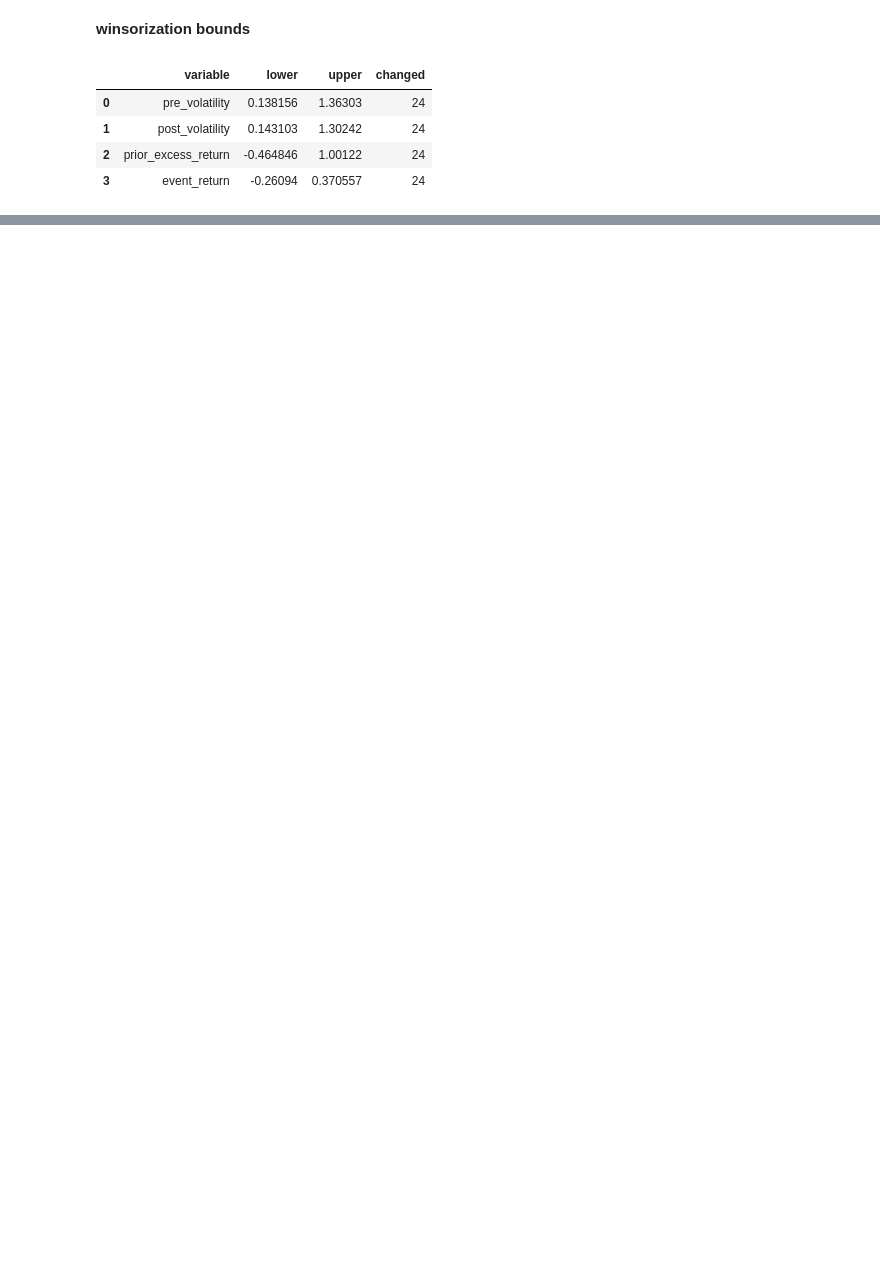
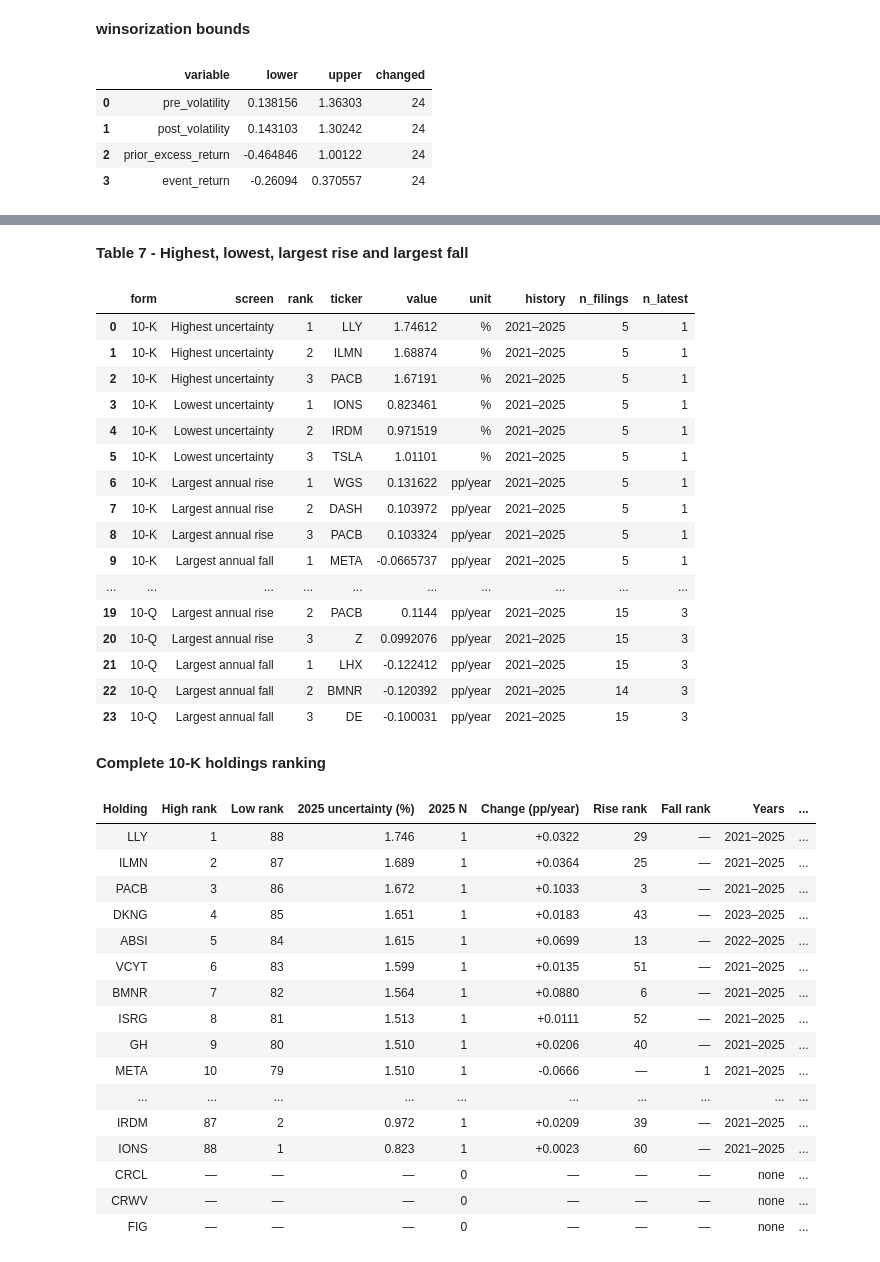
Before and after one commit to ph2606/FRE-GY-7871A-Assignment1, a Jupyter notebook: assignment1.ipynb, the cells around one changed output, grey strips where cells are left out. Saved outputs shown, nothing was run; the diff lists cells and outputs as text; code cells hidden in the pictures; blank space fills up the shorter version.

```diff
--- a/assignment1.ipynb
+++ b/assignment1.ipynb
@@ -481,0 +571,44 @@ if A:
+# %%
+from IPython.display import HTML
+from src.rankings import run_rankings
+display(Markdown("**Extraction and ranking coverage**"))
+display(risk_panel.groupby(['form', 'status']).agg(
+    Filings=('accession', 'size'), Original_words=('original_n_words', 'sum'),
+    Removed_words=('removed_n_words', 'sum'), Retained_words=('retained_n_words', 'sum')))
+display(Markdown('**Reviewed section boundaries**'))
+display(risk_panel[risk_panel.boundary_review.ne('')][['ticker','form','filing_date','accession',
+    'start_heading','end_heading','removed_n_words','retained_n_words','boundary_review','doc_url']])
+display(Markdown("**Table 7 - Highest, lowest, largest rise and largest fall**"))
+display(ranking_top)
+for form in ['10-K', '10-Q']:
+    display(Markdown('**Complete ' + form + ' holdings ranking**'))
+    group = holdings_ranks[holdings_ranks.form.eq(form)].copy()
+    group['Years'] = group.apply(lambda r: str(int(r.first_year))+'–'+str(int(r.last_year))
+                                if pd.notna(r.first_year) else 'none', axis=1)
+    columns = ['ticker', 'rank_highest', 'rank_lowest', 'uncertainty_pct', 'n_latest',
+               'slope_pp_year', 'rank_rise', 'rank_fall', 'Years', 'n_filings']
+    view = group[columns].rename(columns={'ticker':'Holding','rank_highest':'High rank',
+        'rank_lowest':'Low rank','uncertainty_pct':'2025 uncertainty (%)','n_latest':'2025 N',
+        'slope_pp_year':'Change (pp/year)','rank_rise':'Rise rank','rank_fall':'Fall rank',
+        'n_filings':'History N'})
+    integer = ['High rank','Low rank','2025 N','Rise rank','Fall rank','History N']
+    formatters = {c:lambda x: str(int(x)) for c in integer}
+    formatters.update({'2025 uncertainty (%)':lambda x:f'{x:.3f}',
+                       'Change (pp/year)':lambda x:f'{x:+.4f}'})
+    display(HTML(view.to_html(index=False, na_rep='—', formatters=formatters)))
+display(Markdown('**Unranked cases and reasons**'))
+display(holdings_ranks[holdings_ranks.level_status.ne('ranked') |
+                      holdings_ranks.trend_status.ne('ranked')][
+    ['ticker','form','n_latest','n_years','n_filings','n_unresolved','level_status','trend_status']])
+display(Markdown('**2025 source filings for the displayed leaders**'))
+leader_tickers = set(ranking_top.ticker)
+sources = risk_panel[risk_panel.ticker.isin(leader_tickers) &
+                     pd.to_datetime(risk_panel.filing_date).dt.year.eq(2025)][
+    ['ticker','form','filing_date','uncertainty_pct','original_uncertainty_pct',
+     'removed_n_words','retained_n_words','status','doc_url']]
+display(HTML(sources.to_html(index=False, render_links=True, na_rep='—', float_format=lambda x:f'{x:.4f}')))
+unresolved = risk_panel[risk_panel.status.eq('ambiguous')]
+if len(unresolved):
+    display(Markdown('**Unresolved section boundaries: excluded from ranking**'))
+    display(unresolved[['ticker','form','filing_date','accession','status']])
+# %% [output]
@@ -481,0 +625,36 @@ if A:
+**Table 7 - Highest, lowest, largest rise and largest fall**
+|  | form | screen | rank | ticker | value | unit | history | n_filings | n_latest |
+| 0 | 10-K | Highest uncertainty | 1 | LLY | 1.74612 | % | 2021–2025 | 5 | 1 |
+| 1 | 10-K | Highest uncertainty | 2 | ILMN | 1.68874 | % | 2021–2025 | 5 | 1 |
+| 2 | 10-K | Highest uncertainty | 3 | PACB | 1.67191 | % | 2021–2025 | 5 | 1 |
+| 3 | 10-K | Lowest uncertainty | 1 | IONS | 0.823461 | % | 2021–2025 | 5 | 1 |
+| 4 | 10-K | Lowest uncertainty | 2 | IRDM | 0.971519 | % | 2021–2025 | 5 | 1 |
+| 5 | 10-K | Lowest uncertainty | 3 | TSLA | 1.01101 | % | 2021–2025 | 5 | 1 |
+| 6 | 10-K | Largest annual rise | 1 | WGS | 0.131622 | pp/year | 2021–2025 | 5 | 1 |
+| 7 | 10-K | Largest annual rise | 2 | DASH | 0.103972 | pp/year | 2021–2025 | 5 | 1 |
+| 8 | 10-K | Largest annual rise | 3 | PACB | 0.103324 | pp/year | 2021–2025 | 5 | 1 |
+| 9 | 10-K | Largest annual fall | 1 | META | -0.0665737 | pp/year | 2021–2025 | 5 | 1 |
+| ... | ... | ... | ... | ... | ... | ... | ... | ... | ... |
+| 19 | 10-Q | Largest annual rise | 2 | PACB | 0.1144 | pp/year | 2021–2025 | 15 | 3 |
+| 20 | 10-Q | Largest annual rise | 3 | Z | 0.0992076 | pp/year | 2021–2025 | 15 | 3 |
+| 21 | 10-Q | Largest annual fall | 1 | LHX | -0.122412 | pp/year | 2021–2025 | 15 | 3 |
+| 22 | 10-Q | Largest annual fall | 2 | BMNR | -0.120392 | pp/year | 2021–2025 | 14 | 3 |
+| 23 | 10-Q | Largest annual fall | 3 | DE | -0.100031 | pp/year | 2021–2025 | 15 | 3 |
+**Complete 10-K holdings ranking**
+| Holding | High rank | Low rank | 2025 uncertainty (%) | 2025 N | Change (pp/year) | Rise rank | Fall rank | Years | ... |
+| LLY | 1 | 88 | 1.746 | 1 | +0.0322 | 29 | — | 2021–2025 | ... |
+| ILMN | 2 | 87 | 1.689 | 1 | +0.0364 | 25 | — | 2021–2025 | ... |
+| PACB | 3 | 86 | 1.672 | 1 | +0.1033 | 3 | — | 2021–2025 | ... |
+| DKNG | 4 | 85 | 1.651 | 1 | +0.0183 | 43 | — | 2023–2025 | ... |
+| ABSI | 5 | 84 | 1.615 | 1 | +0.0699 | 13 | — | 2022–2025 | ... |
+| VCYT | 6 | 83 | 1.599 | 1 | +0.0135 | 51 | — | 2021–2025 | ... |
+| BMNR | 7 | 82 | 1.564 | 1 | +0.0880 | 6 | — | 2021–2025 | ... |
+| ISRG | 8 | 81 | 1.513 | 1 | +0.0111 | 52 | — | 2021–2025 | ... |
+| GH | 9 | 80 | 1.510 | 1 | +0.0206 | 40 | — | 2021–2025 | ... |
+| META | 10 | 79 | 1.510 | 1 | -0.0666 | — | 1 | 2021–2025 | ... |
+| ... | ... | ... | ... | ... | ... | ... | ... | ... | ... |
+| IRDM | 87 | 2 | 0.972 | 1 | +0.0209 | 39 | — | 2021–2025 | ... |
+| IONS | 88 | 1 | 0.823 | 1 | +0.0023 | 60 | — | 2021–2025 | ... |
+| CRCL | — | — | — | 0 | — | — | — | none | ... |
+| CRWV | — | — | — | 0 | — | — | — | none | ... |
+| FIG | — | — | — | 0 | — | — | — | none | ... |
```
Also changed, not shown: parts of 17 cells of this notebook, 10 other files.
